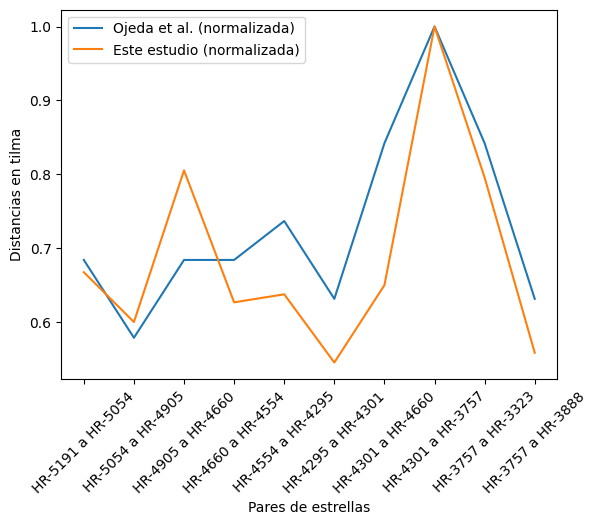
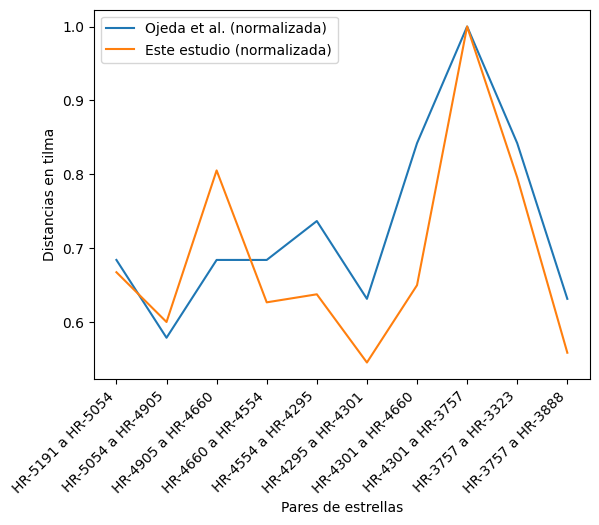
The notebook cell's code change between the first figure and the second:
--- before
+++ after
@@ -15,5 +15,5 @@
 plt.plot(pairs, distances_tilma_ojeda/max(distances_tilma_ojeda))
 plt.plot(pairs, distances_tilma_this_study/max(distances_tilma_this_study))
-plt.xticks(rotation=45)
+plt.xticks(rotation=45, ha="right")
 plt.xlabel('Pares de estrellas')
 plt.ylabel('Distancias en tilma')

Commit: Fixed issue with xlabel ticks rotation on Our Lady Of Guadalupe's notebook.